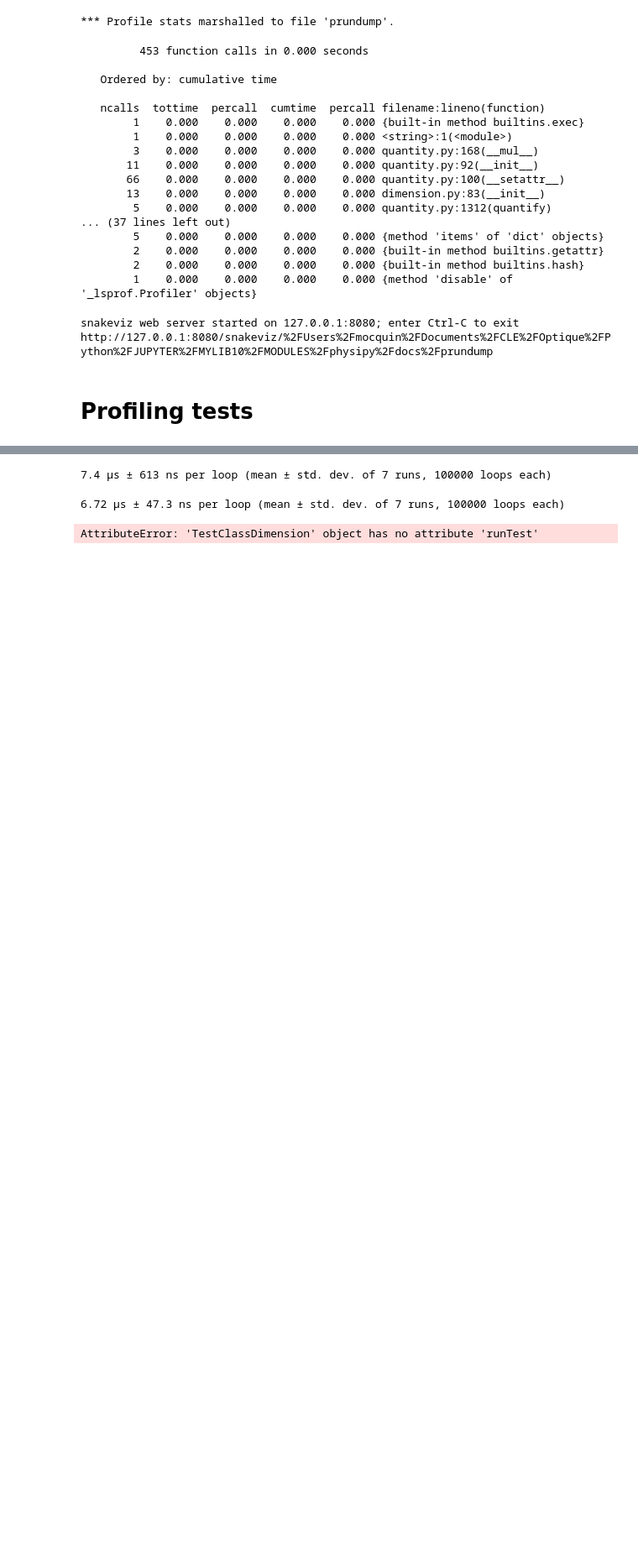
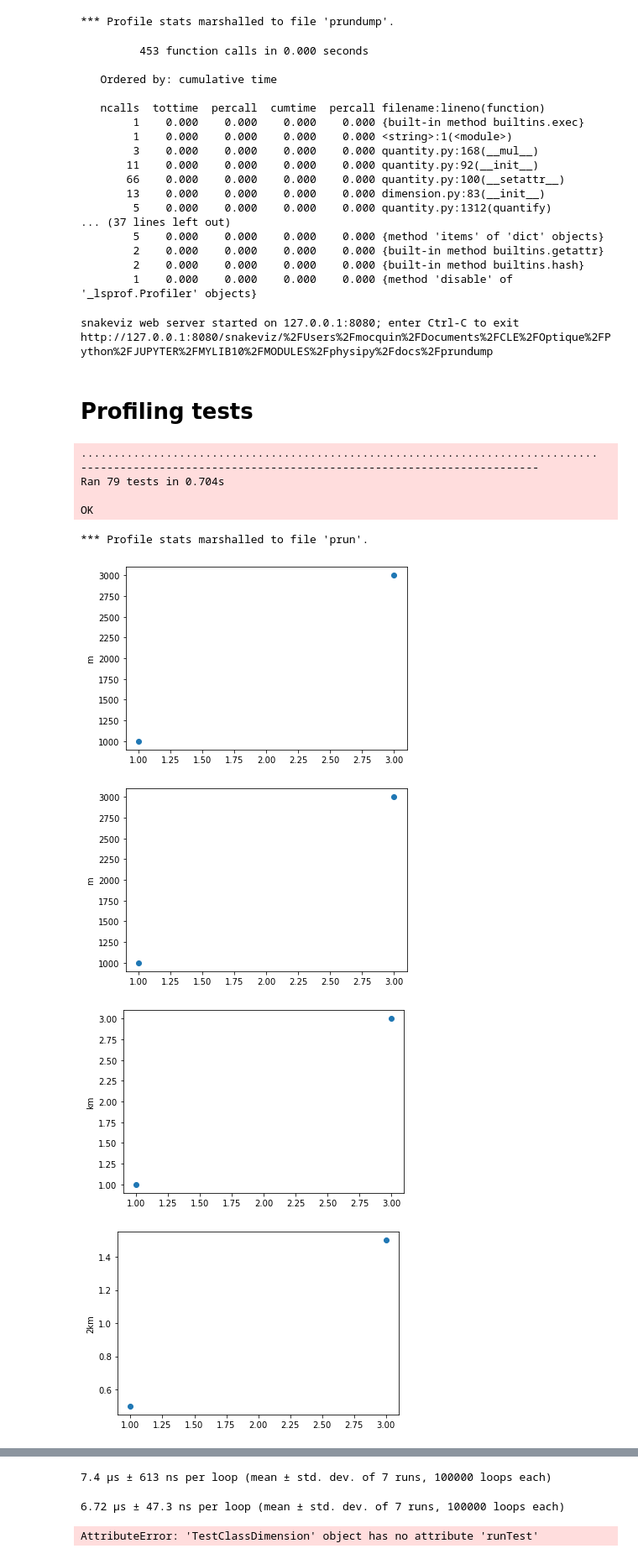
Before and after one commit to mocquin/physipy, a Jupyter notebook: docs/Performance.ipynb, the cells around one changed output, grey strips where cells are left out. Shown at 84% size. Cells and saved outputs as stored; diff of their text form; code cells hidden in the pictures; blank space fills up the shorter version.

```diff
--- a/docs/Performance.ipynb
+++ b/docs/Performance.ipynb
@@ -221,0 +223,16 @@ from test_dimension import TestClassDimension
+# %%
+suite = unittest.defaultTestLoader.loadTestsFromTestCase(TestQuantity)
+# %%
+%%prun -s calls -D prun
+unittest.TextTestRunner().run(suite)
+# %% [output]
+...............................................................................
+----------------------------------------------------------------------
+Ran 79 tests in 0.704s
+
+OK
+*** Profile stats marshalled to file 'prun'.
+[figure, added]
+[figure, added]
+[figure, added]
+[figure, added]
```
Also changed, not shown: parts of 3 cells of this notebook.
